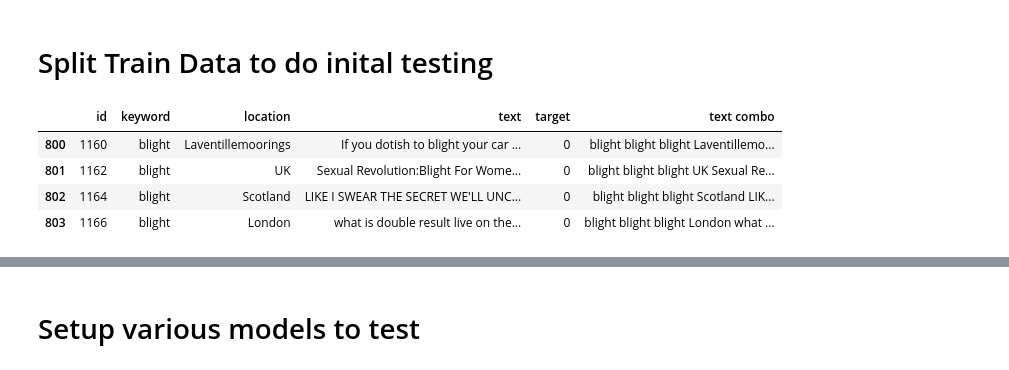
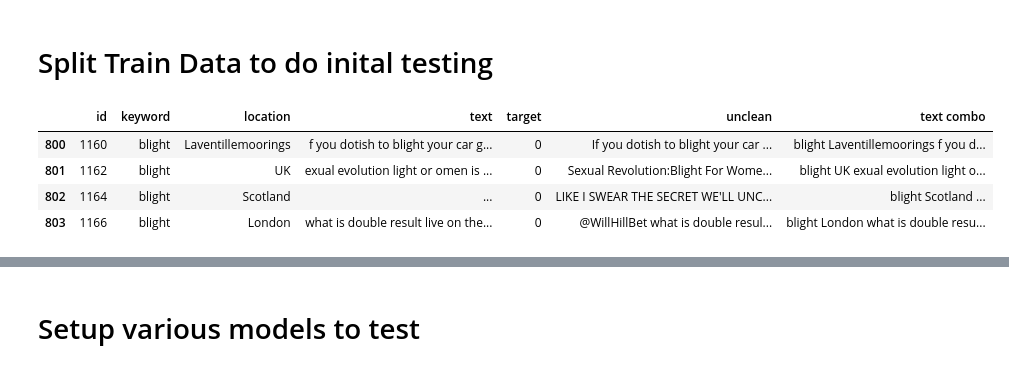
Before and after one commit to andrewbremner3/NLP_Tweet_Catagorization, a Jupyter notebook: disastertweets-nlp.ipynb, the cells around one changed output, grey strips where cells are left out. Cells and saved outputs as stored; diff of their text form; code cells hidden in the pictures.

```diff
--- a/disastertweets-nlp.ipynb
+++ b/disastertweets-nlp.ipynb
@@ -29,6 +29,7 @@ for dirname, _, filenames in os.walk('/kaggle/input'):
 # %%
 df = pd.read_csv("/kaggle/input/nlp-getting-started/train.csv")
 df_test = pd.read_csv("/kaggle/input/nlp-getting-started/test.csv")
+df['unclean'] = df['text']
 # %%
 df.head()
 # %% [output]
@@ -70,16 +72,16 @@ array([nan, 'ablaze', 'accident', 'aftershock', 'airplane%20accident',
       dtype=object)
 # %% [markdown]
 **Tweet cleaner**
-# %%
-def cleaner(tweet):
-    tweet = re.sub("@[A-Za-z0-9]+","",tweet) #Remove @ sign
-    tweet = re.sub(r"(?:\@|http?\://|https?\://|www)\S+", "", tweet) #Remove http links
-    tweet = " ".join(tweet.split())
-    #tweet = ''.join(c for c in tweet if c not in emoji.UNICODE_EMOJI) #Remove Emojis
-    tweet = tweet.replace("#", "").replace("_", " ") #Remove hashtag sign but keep the text
-    #tweet = " ".join(w for w in nltk.wordpunct_tokenize(tweet) \
-    #    if w.lower() in words or not w.isalpha())
-    return tweet
+# %%
+def cleaner(tweet):
+    tweet = re.sub('[()!?]',"", tweet)
+#   tweet = re.sub('\[.*?\]',"", tweet)
+    tweet = re.sub("@[A-Za-z0-9_]+","",tweet) #Remove @ sign
+#   tweet = re.sub("#[A-Za-z0-9_]+","",tweet) # Remove Hashtags
+    tweet = re.sub("http\S+","", tweet) #Remove http links
+    tweet = re.sub("www\S+","", tweet) #Remove www links
+    tweet = re.sub("[^a-z0-9]"," ", tweet) # Filtering non-alphanumeric characters
+    return tweet.lower()
 # %% [markdown]
 **Fix Training set by filling na values with '' and %20 with ' '.**
 # %%
@@ -126,16 +144,16 @@ plt.xticks(rotation=90);
 # %%
 from sklearn.model_selection import train_test_split
 # %%
-df['text combo'] = (df['keyword']+" ")*3+df['location']+" "+df['text']
-df_test['text combo'] = (df_test['keyword']+" ")*3+df_test['location']+" "+df_test['text']
+df['text combo'] = df['keyword']+" "+df['location']+" "+df['text']
+df_test['text combo'] = df_test['keyword']+" "+df_test['location']+" "+df_test['text']
 
 df[800:804]
 # %% [output]
-|  | id | keyword | location | text | target | text combo |
-| 800 | 1160 | blight | Laventillemoorings | If you dotish to blight your car ... | 0 | blight blight blight Laventillemo... |
-| 801 | 1162 | blight | UK | Sexual Revolution:Blight For Wome... | 0 | blight blight blight UK Sexual Re... |
-| 802 | 1164 | blight | Scotland | LIKE I SWEAR THE SECRET WE'LL UNC... | 0 | blight blight blight Scotland LIK... |
-| 803 | 1166 | blight | London | what is double result live on the... | 0 | blight blight blight London what ... |
+|  | id | keyword | location | text | target | unclean | text combo |
+| 800 | 1160 | blight | Laventillemoorings | f you dotish to blight your car g... | 0 | If you dotish to blight your car ... | blight Laventillemoorings f you d... |
+| 801 | 1162 | blight | UK | exual evolution light or omen is ... | 0 | Sexual Revolution:Blight For Wome... | blight UK exual evolution light o... |
+| 802 | 1164 | blight | Scotland | ... | 0 | LIKE I SWEAR THE SECRET WE'LL UNC... | blight Scotland ... |
+| 803 | 1166 | blight | London | what is double result live on the... | 0 | @WillHillBet what is double resul... | blight London what is double resu... |
 # %%
 #X = df.drop(['target','id'], axis=1)
 X = df.drop('target',axis=1)
```
Also changed, not shown: parts of 19 cells of this notebook.
